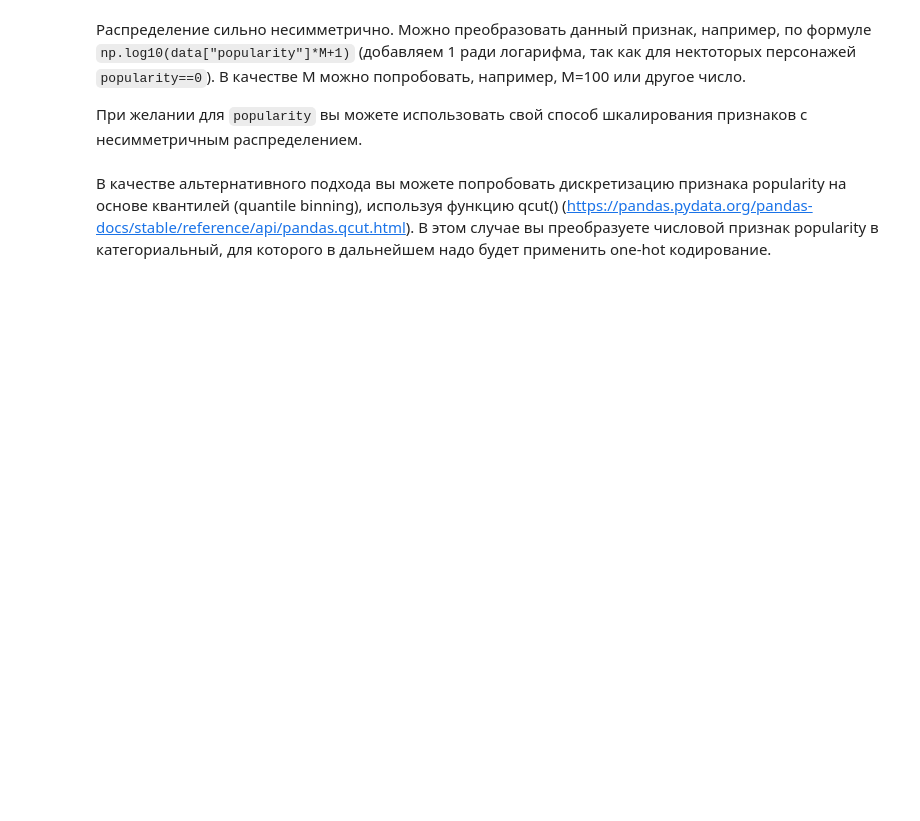
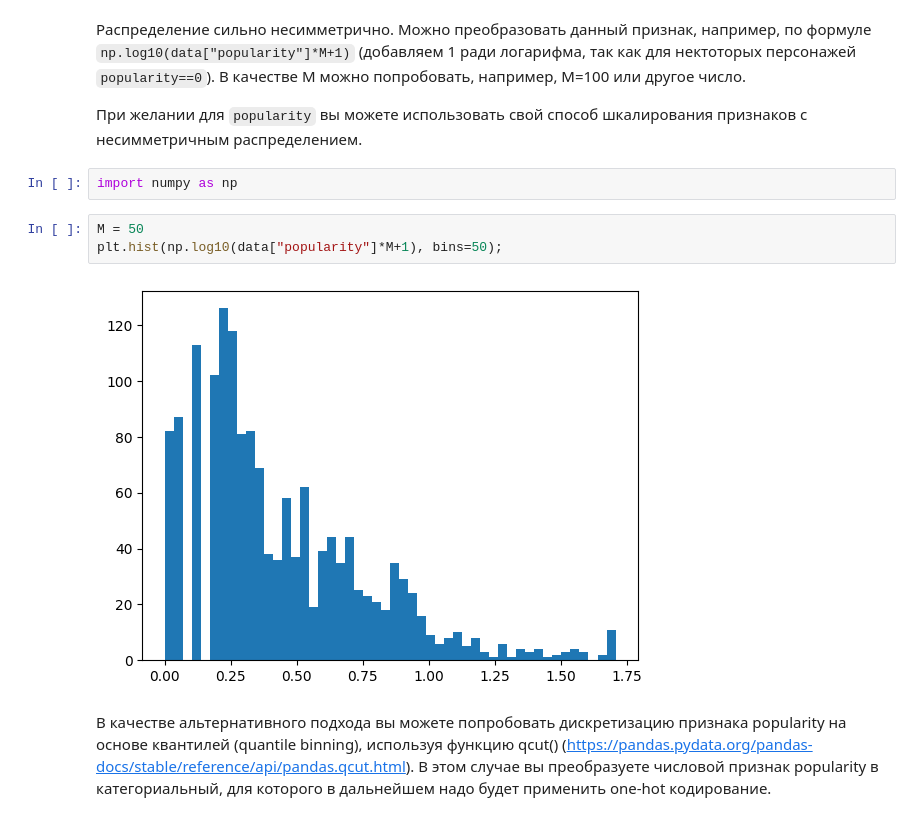
Before and after one commit to dancher00/dls, a Jupyter notebook: week_01_ml_intro/Homework/hw_1_game_of_thrones.ipynb, the cells around one changed output. Cells and saved outputs as stored; diff of their text form; blank space fills up the shorter version.

```diff
--- a/week_01_ml_intro/Homework/hw_1_game_of_thrones.ipynb
+++ b/week_01_ml_intro/Homework/hw_1_game_of_thrones.ipynb
@@ -146,5 +200,12 @@ data.describe(include = [...]).T[['count', 'min', 'max']]
 Распределение сильно несимметрично. Можно преобразовать данный признак, например, по формуле `np.log10(data["popularity"]*M+1)` (добавляем 1 ради логарифма, так как для нектоторых персонажей `popularity==0`). В качестве M можно попробовать, например, M=100 или другое число.
 
 При желании для `popularity` вы можете использовать свой способ шкалирования признаков с несимметричным распределением.
+# %%
+import numpy as np
+# %%
+M = 50
+plt.hist(np.log10(data["popularity"]*M+1), bins=50);
+# %% [output]
+[figure, added]
 # %% [markdown]
 В качестве альтернативного подхода вы можете попробовать дискретизацию признака popularity на основе квантилей (quantile binning), используя функцию qcut() (https://pandas.pydata.org/pandas-docs/stable/reference/api/pandas.qcut.html). В этом случае вы преобразуете числовой признак popularity в категориальный, для которого в дальнейшем надо будет применить one-hot кодирование.
```
Also changed, not shown: parts of 27 cells of this notebook.
